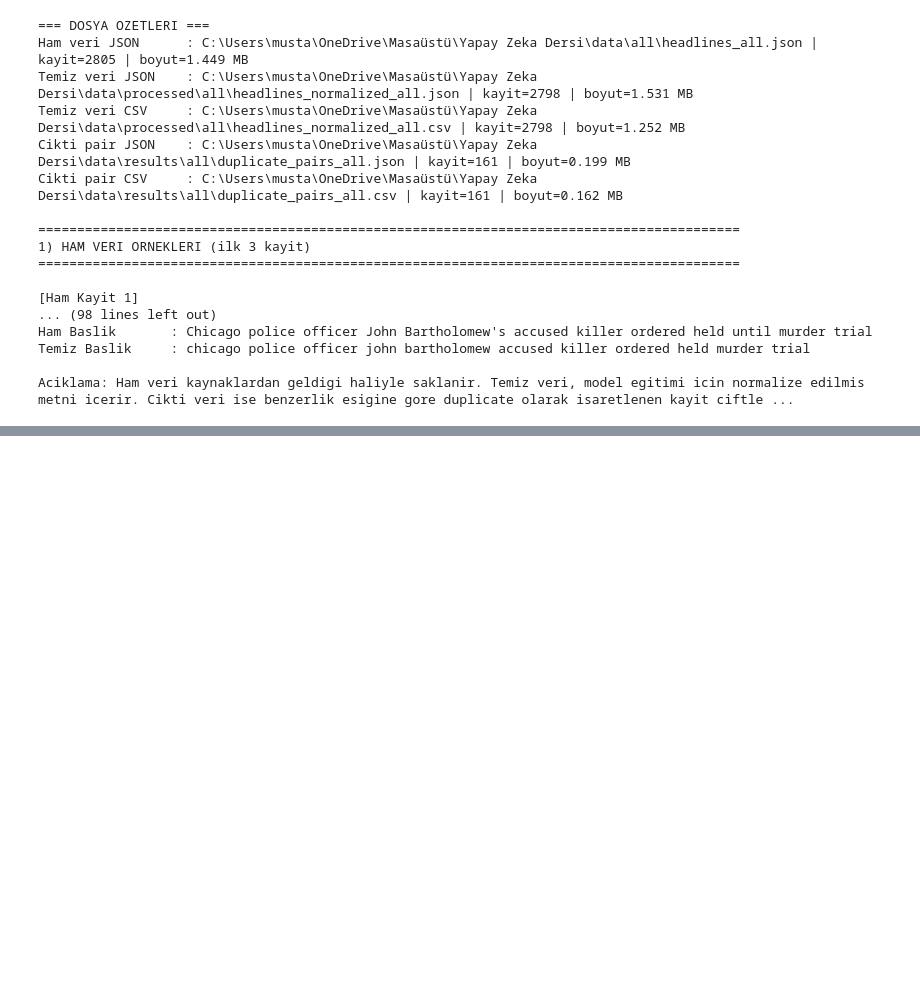
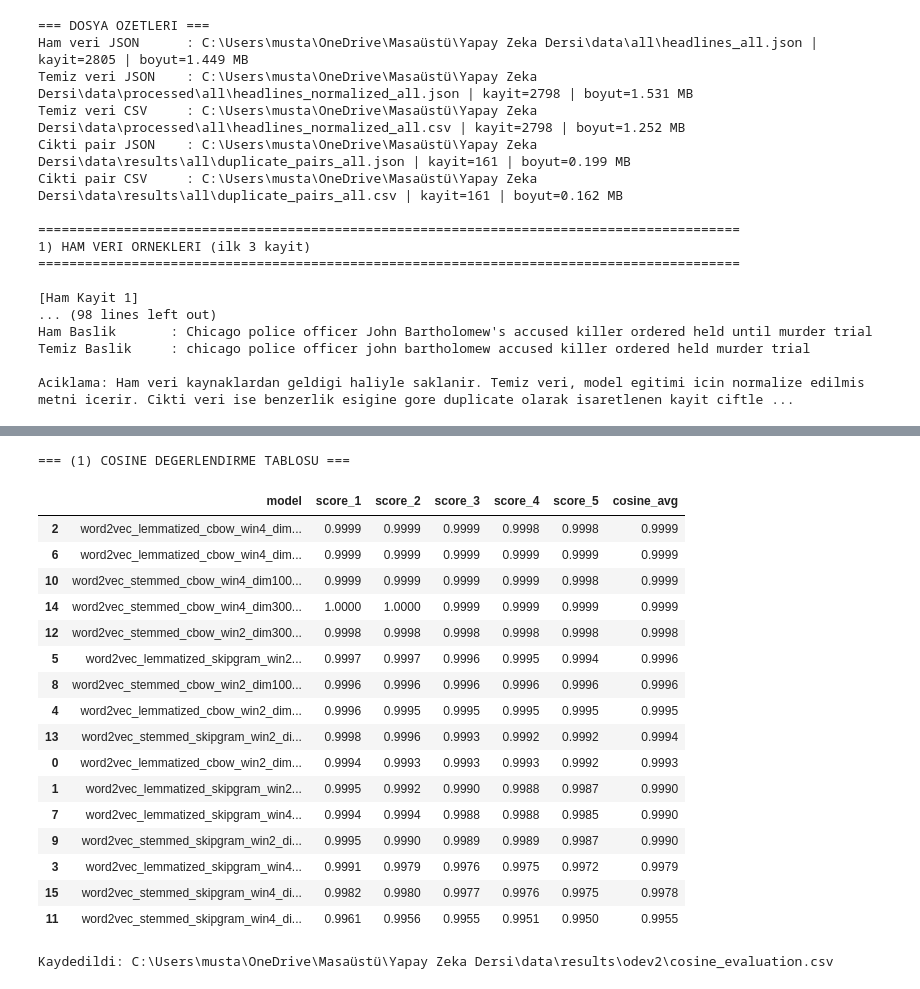
Before and after one commit to Mustafazxcv/yapay-zeka-proje, a Jupyter notebook: analysis_pipeline.ipynb, the cells around one changed output, grey strips where cells are left out. Drawn from its saved outputs; the diff is of its cells as text; code cells hidden in the pictures; blank space fills up the shorter version.

```diff
--- a/analysis_pipeline.ipynb
+++ b/analysis_pipeline.ipynb
@@ -774,0 +1103,45 @@ Aciklama: Ham veri kaynaklardan geldigi haliyle saklanir. Temiz veri, model egit
+# %%
+import pandas as pd
+import seaborn as sns
+
+# (1) Cosine Değerlendirme Tablosu
+cosine_rows = []
+for model_name, result in similarity_results.items():
+    scores = result['cosine_scores']
+    cosine_rows.append({
+        'model': model_name,
+        'score_1': scores[0] if len(scores) > 0 else None,
+        'score_2': scores[1] if len(scores) > 1 else None,
+        'score_3': scores[2] if len(scores) > 2 else None,
+        'score_4': scores[3] if len(scores) > 3 else None,
+        'score_5': scores[4] if len(scores) > 4 else None,
+        'cosine_avg': result['cosine_avg'],
+    })
+
+cosine_df = pd.DataFrame(cosine_rows).sort_values('cosine_avg', ascending=False)
+print('=== (1) COSINE DEGERLENDIRME TABLOSU ===')
+display(cosine_df)
+
+cosine_csv_path = ODEV2_CONFIG['results_dir'] / 'cosine_evaluation.csv'
+cosine_df.to_csv(cosine_csv_path, index=False, encoding='utf-8')
+print(f'Kaydedildi: {cosine_csv_path}')
+# %% [output]
+=== (1) COSINE DEGERLENDIRME TABLOSU ===
+|  | model | score_1 | score_2 | score_3 | score_4 | score_5 | cosine_avg |
+| 2 | word2vec_lemmatized_cbow_win4_dim... | 0.9999 | 0.9999 | 0.9999 | 0.9998 | 0.9998 | 0.9999 |
+| 6 | word2vec_lemmatized_cbow_win4_dim... | 0.9999 | 0.9999 | 0.9999 | 0.9999 | 0.9999 | 0.9999 |
+| 10 | word2vec_stemmed_cbow_win4_dim100... | 0.9999 | 0.9999 | 0.9999 | 0.9999 | 0.9998 | 0.9999 |
+| 14 | word2vec_stemmed_cbow_win4_dim300... | 1.0000 | 1.0000 | 0.9999 | 0.9999 | 0.9999 | 0.9999 |
+| 12 | word2vec_stemmed_cbow_win2_dim300... | 0.9998 | 0.9998 | 0.9998 | 0.9998 | 0.9998 | 0.9998 |
+| 5 | word2vec_lemmatized_skipgram_win2... | 0.9997 | 0.9997 | 0.9996 | 0.9995 | 0.9994 | 0.9996 |
+| 8 | word2vec_stemmed_cbow_win2_dim100... | 0.9996 | 0.9996 | 0.9996 | 0.9996 | 0.9996 | 0.9996 |
+| 4 | word2vec_lemmatized_cbow_win2_dim... | 0.9996 | 0.9995 | 0.9995 | 0.9995 | 0.9995 | 0.9995 |
+| 13 | word2vec_stemmed_skipgram_win2_di... | 0.9998 | 0.9996 | 0.9993 | 0.9992 | 0.9992 | 0.9994 |
+| 0 | word2vec_lemmatized_cbow_win2_dim... | 0.9994 | 0.9993 | 0.9993 | 0.9993 | 0.9992 | 0.9993 |
+| 1 | word2vec_lemmatized_skipgram_win2... | 0.9995 | 0.9992 | 0.9990 | 0.9988 | 0.9987 | 0.9990 |
+| 7 | word2vec_lemmatized_skipgram_win4... | 0.9994 | 0.9994 | 0.9988 | 0.9988 | 0.9985 | 0.9990 |
+| 9 | word2vec_stemmed_skipgram_win2_di... | 0.9995 | 0.9990 | 0.9989 | 0.9989 | 0.9987 | 0.9990 |
+| 3 | word2vec_lemmatized_skipgram_win4... | 0.9991 | 0.9979 | 0.9976 | 0.9975 | 0.9972 | 0.9979 |
+| 15 | word2vec_stemmed_skipgram_win4_di... | 0.9982 | 0.9980 | 0.9977 | 0.9976 | 0.9975 | 0.9978 |
+| 11 | word2vec_stemmed_skipgram_win4_di... | 0.9961 | 0.9956 | 0.9955 | 0.9951 | 0.9950 | 0.9955 |
+Kaydedildi: C:\Users\musta\OneDrive\Masaüstü\Yapay Zeka Dersi\data\results\odev2\cosine_evaluation.csv
```
Also changed, not shown: parts of 16 cells of this notebook, 34 other files.
